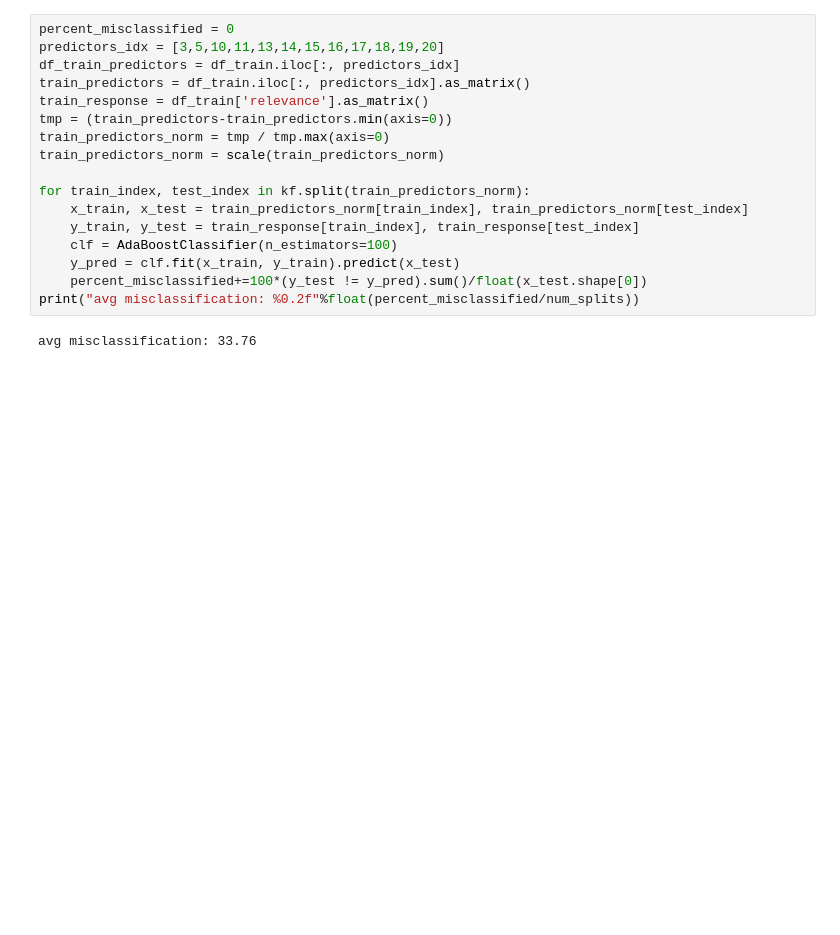
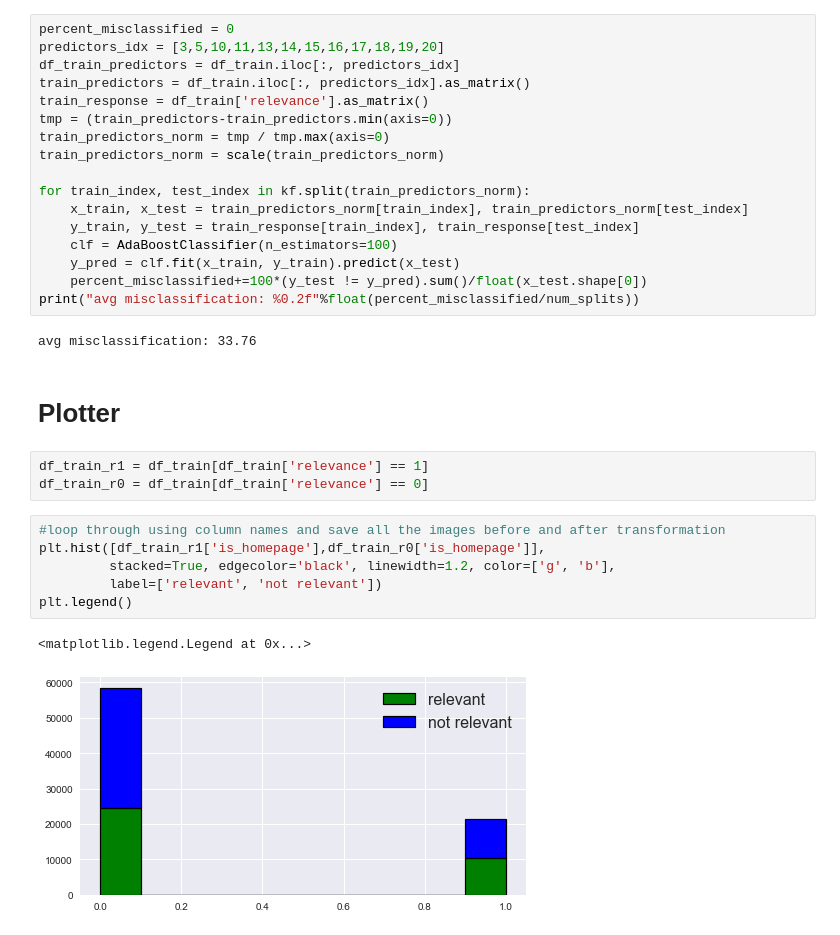
Before and after one commit to happytcj/StanfordStats202, a Jupyter notebook: Final_Project/preprocess.ipynb, the cells around one changed output. Cells and saved outputs as stored; diff of their text form; blank space fills up the shorter version.

```diff
--- a/Final_Project/preprocess.ipynb
+++ b/Final_Project/preprocess.ipynb
@@ -361,3 +369,17 @@ for train_index, test_index in kf.split(train_predictors_norm):
 print("avg misclassification: %0.2f"%float(percent_misclassified/num_splits))
 # %% [output]
 avg misclassification: 33.76
+# %% [markdown]
+# Plotter
+# %%
+df_train_r1 = df_train[df_train['relevance'] == 1]
+df_train_r0 = df_train[df_train['relevance'] == 0]
+# %%
+#loop through using column names and save all the images before and after transformation
+plt.hist([df_train_r1['is_homepage'],df_train_r0['is_homepage']],
+         stacked=True, edgecolor='black', linewidth=1.2, color=['g', 'b'],
+         label=['relevant', 'not relevant'])
+plt.legend()
+# %% [output]
+<matplotlib.legend.Legend at 0x...>
+[figure, added]
```
Also changed, not shown: parts of 30 cells of this notebook, 29 other files.
